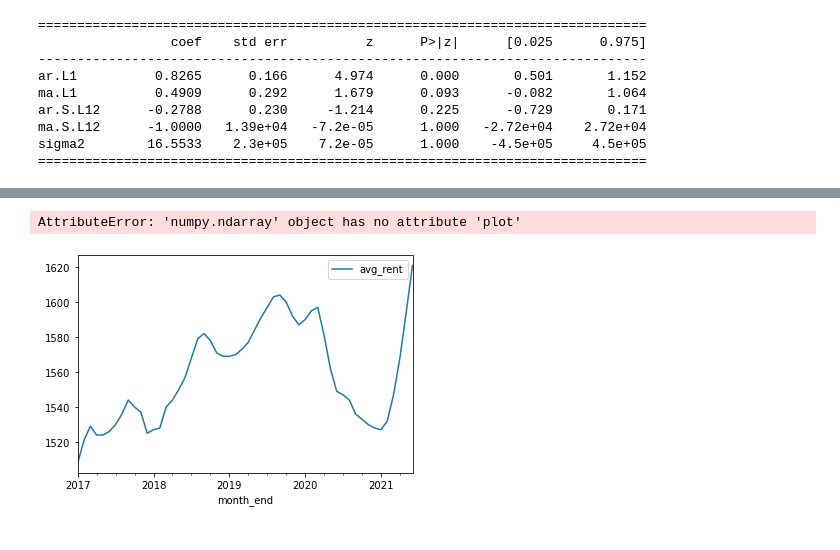
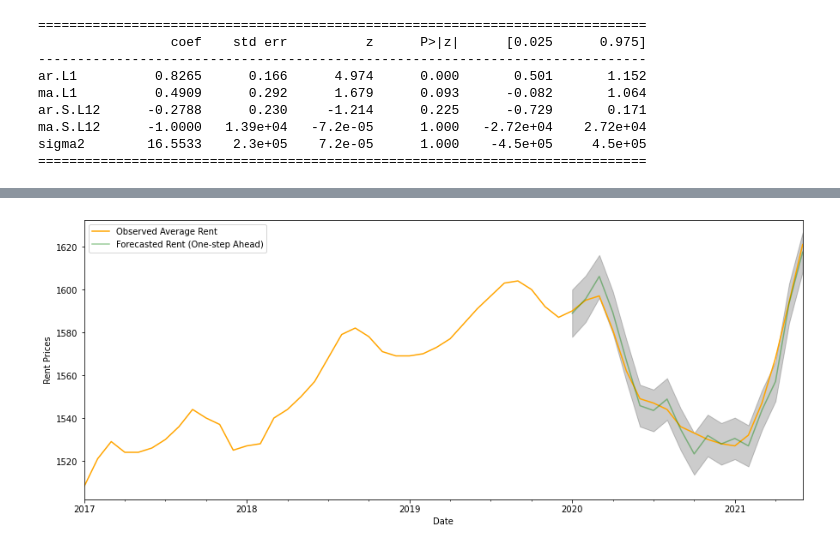
Before and after one commit to JeremyWeidner/421b_forecasting, a Jupyter notebook: arima_fit.ipynb, the cells around one changed output, grey strips where cells are left out. Cells and saved outputs as stored; diff of their text form; code cells hidden in the pictures.

Commit message:
found a way to graph predictions over actual observations

```diff
--- a/arima_fit.ipynb
+++ b/arima_fit.ipynb
@@ -227,0 +237,18 @@ AttributeError: 'numpy.ndarray' object has no attribute 'plot'
+# %%
+# produce one-step ahead forecasts, (forecasts generated using the full history)
+pred = results.get_prediction(dynamic=False)
+pred_ci = pred.conf_int()
+
+pred_dynamic = results.get_prediction(dynamic=True)
+pred_ci_dynamic = pred_dynamic.conf_int()
+# %%
+y_forecasted = pred.predicted_mean
+
+# Compute the mean square error
+mse = ((y_forecasted - y) ** 2).mean()
+print('The Mean Squared Error of our forecasts is {}'.format(round(mse, 2)))
+
+#### Note: Dynamic Forecasting has worse MSE ####
+y_forecasted_dynamic = pred_dynamic.predicted_mean
+mse_dynamic = ((y_forecasted_dynamic - y) ** 2).mean()
+print('The Mean Squared Error of our dynamic forecasts is {}'.format(round(mse_dynamic, 2)))
@@ -228,16 +282,21 @@ AttributeError: 'numpy.ndarray' object has no attribute 'plot'
+# %%
+# add forecasted rent and the confidence interval to record dataframe for graph purposes
+record['forecasted_rent'] = y_forecasted
+record['CI_low'] = pred_ci[:, 0]
+record['CI_high'] = pred_ci[:, 1]
 # %%
-ax = record.plot(label='observed')
-pred.predicted_mean.plot(ax=ax, label='One-step ahead Forecast', alpha=.7)
+ax = record['avg_rent'].plot(label='Observed Average Rent', color = 'orange', figsize=(15, 6))
+record['forecasted_rent']['2020':].plot(ax=ax, label='Forecasted Rent (One-step Ahead)', alpha=.4, color = "green")
 
-ax.fill_between(pred_ci.index,
-                pred_ci.iloc[:, 0],
-                pred_ci.iloc[:, 1], color='k', alpha=.2)
+ax.fill_between(record.index[-len(record['forecasted_rent']['2020':]):],
+                pd.DataFrame.to_numpy(record['CI_low']['2020':]),
+                pd.DataFrame.to_numpy(record['CI_high']['2020':]),
+                color='k', alpha=.2)
 
 ax.set_xlabel('Date')
-ax.set_ylabel('CO2 Levels')
-plt.legend()
+ax.set_ylabel('Rent Prices')
+plt.legend(loc = 'upper left')
 
 plt.show()
 # %% [output]
-AttributeError: 'numpy.ndarray' object has no attribute 'plot'
-[figure, old version]
+[figure, new version]
```
Also changed, not shown: parts of 16 cells of this notebook, 1 other file.
